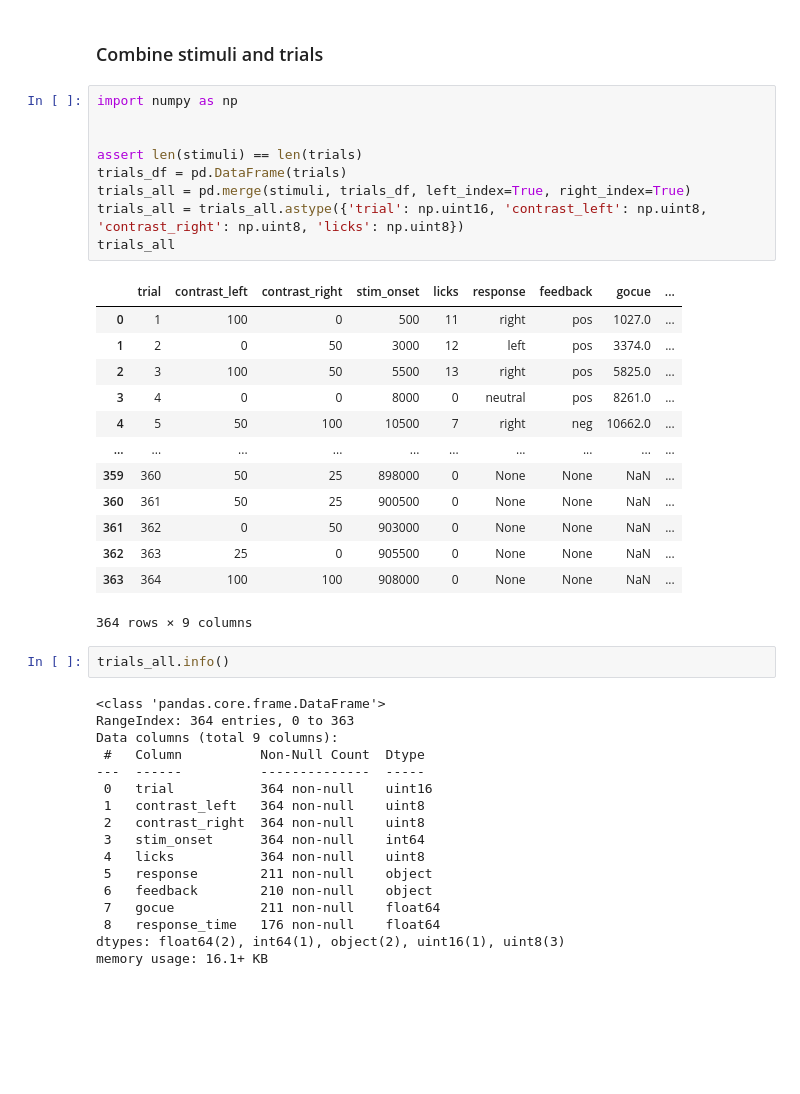
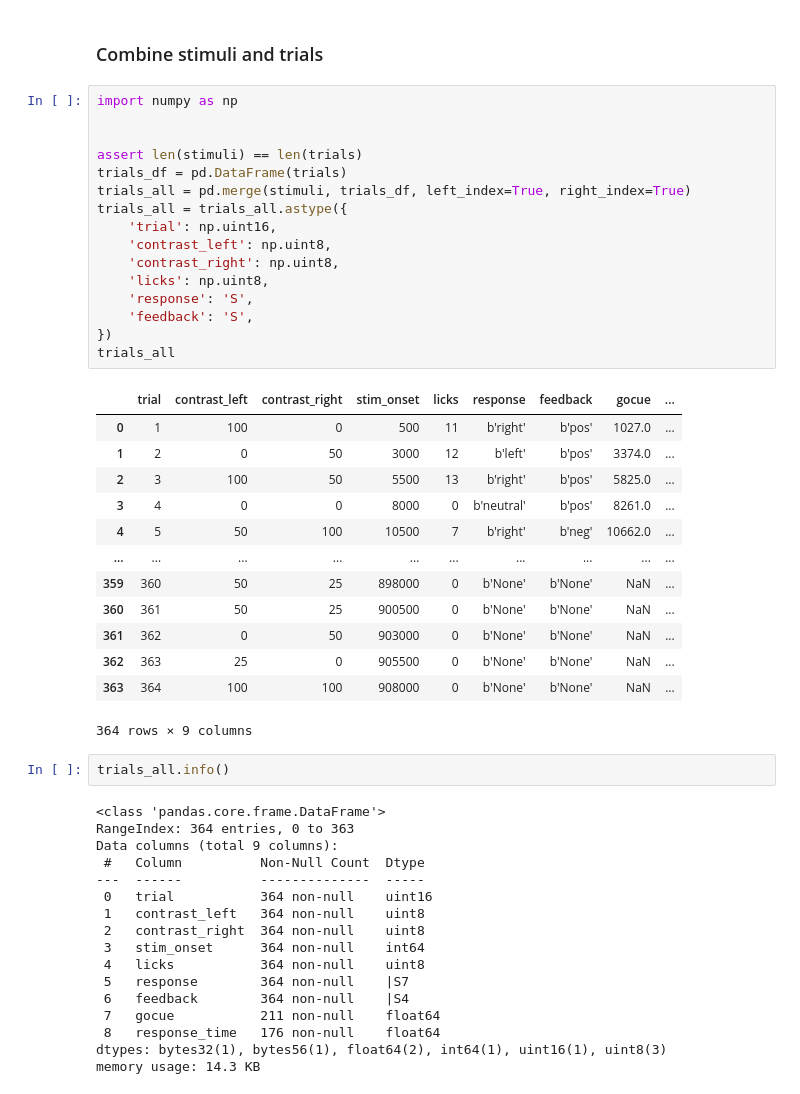
Before and after one commit to AdvancedPythonWorkshop2025/Day6-WorkflowManagement, a Jupyter notebook: scripts/3d_extract_trials.ipynb, the cells around one changed output. Cells and saved outputs as stored; diff of their text form; blank space fills up the shorter version.

Commit message:
better trials, session info from filename

```diff
--- a/scripts/3d_extract_trials.ipynb
+++ b/scripts/3d_extract_trials.ipynb
@@ -124,25 +124,32 @@ stims, pd.DataFrame(trials)
 # %%
 import numpy as np
 
 
 assert len(stimuli) == len(trials)
 trials_df = pd.DataFrame(trials)
 trials_all = pd.merge(stimuli, trials_df, left_index=True, right_index=True)
-trials_all = trials_all.astype({'trial': np.uint16, 'contrast_left': np.uint8, 'contrast_right': np.uint8, 'licks': np.uint8})
+trials_all = trials_all.astype({
+    'trial': np.uint16,
+    'contrast_left': np.uint8,
+    'contrast_right': np.uint8,
+    'licks': np.uint8,
+    'response': 'S',
+    'feedback': 'S',
+})
 trials_all
 # %% [output]
 |  | trial | contrast_left | contrast_right | stim_onset | licks | response | feedback | gocue | ... |
-| 0 | 1 | 100 | 0 | 500 | 11 | right | pos | 1027.0 | ... |
-| 1 | 2 | 0 | 50 | 3000 | 12 | left | pos | 3374.0 | ... |
-| 2 | 3 | 100 | 50 | 5500 | 13 | right | pos | 5825.0 | ... |
-| 3 | 4 | 0 | 0 | 8000 | 0 | neutral | pos | 8261.0 | ... |
-| 4 | 5 | 50 | 100 | 10500 | 7 | right | neg | 10662.0 | ... |
+| 0 | 1 | 100 | 0 | 500 | 11 | b'right' | b'pos' | 1027.0 | ... |
+| 1 | 2 | 0 | 50 | 3000 | 12 | b'left' | b'pos' | 3374.0 | ... |
+| 2 | 3 | 100 | 50 | 5500 | 13 | b'right' | b'pos' | 5825.0 | ... |
+| 3 | 4 | 0 | 0 | 8000 | 0 | b'neutral' | b'pos' | 8261.0 | ... |
+| 4 | 5 | 50 | 100 | 10500 | 7 | b'right' | b'neg' | 10662.0 | ... |
 | ... | ... | ... | ... | ... | ... | ... | ... | ... | ... |
-| 359 | 360 | 50 | 25 | 898000 | 0 | None | None | NaN | ... |
-| 360 | 361 | 50 | 25 | 900500 | 0 | None | None | NaN | ... |
-| 361 | 362 | 0 | 50 | 903000 | 0 | None | None | NaN | ... |
-| 362 | 363 | 25 | 0 | 905500 | 0 | None | None | NaN | ... |
-| 363 | 364 | 100 | 100 | 908000 | 0 | None | None | NaN | ... |
+| 359 | 360 | 50 | 25 | 898000 | 0 | b'None' | b'None' | NaN | ... |
+| 360 | 361 | 50 | 25 | 900500 | 0 | b'None' | b'None' | NaN | ... |
+| 361 | 362 | 0 | 50 | 903000 | 0 | b'None' | b'None' | NaN | ... |
+| 362 | 363 | 25 | 0 | 905500 | 0 | b'None' | b'None' | NaN | ... |
+| 363 | 364 | 100 | 100 | 908000 | 0 | b'None' | b'None' | NaN | ... |
 364 rows × 9 columns
 # %%
 trials_all.info()
@@ -157,9 +164,9 @@ Data columns (total 9 columns):
  2   contrast_right  364 non-null    uint8
  3   stim_onset      364 non-null    int64
  4   licks           364 non-null    uint8
- 5   response        211 non-null    object
- 6   feedback        210 non-null    object
+ 5   response        364 non-null    |S7
+ 6   feedback        364 non-null    |S4
  7   gocue           211 non-null    float64
  8   response_time   176 non-null    float64
-dtypes: float64(2), int64(1), object(2), uint16(1), uint8(3)
-memory usage: 16.1+ KB
+dtypes: bytes32(1), bytes56(1), float64(2), int64(1), uint16(1), uint8(3)
+memory usage: 14.3 KB
```
Also changed, not shown: parts of 2 cells of this notebook, 1 other file.
